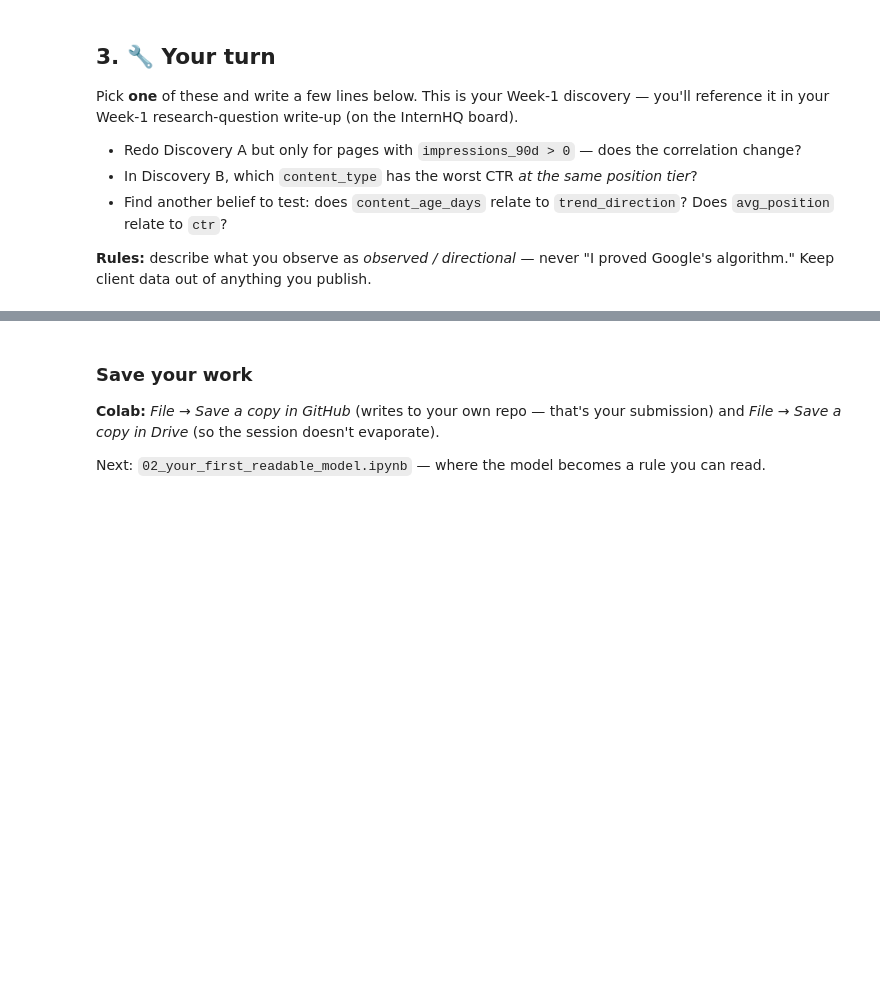
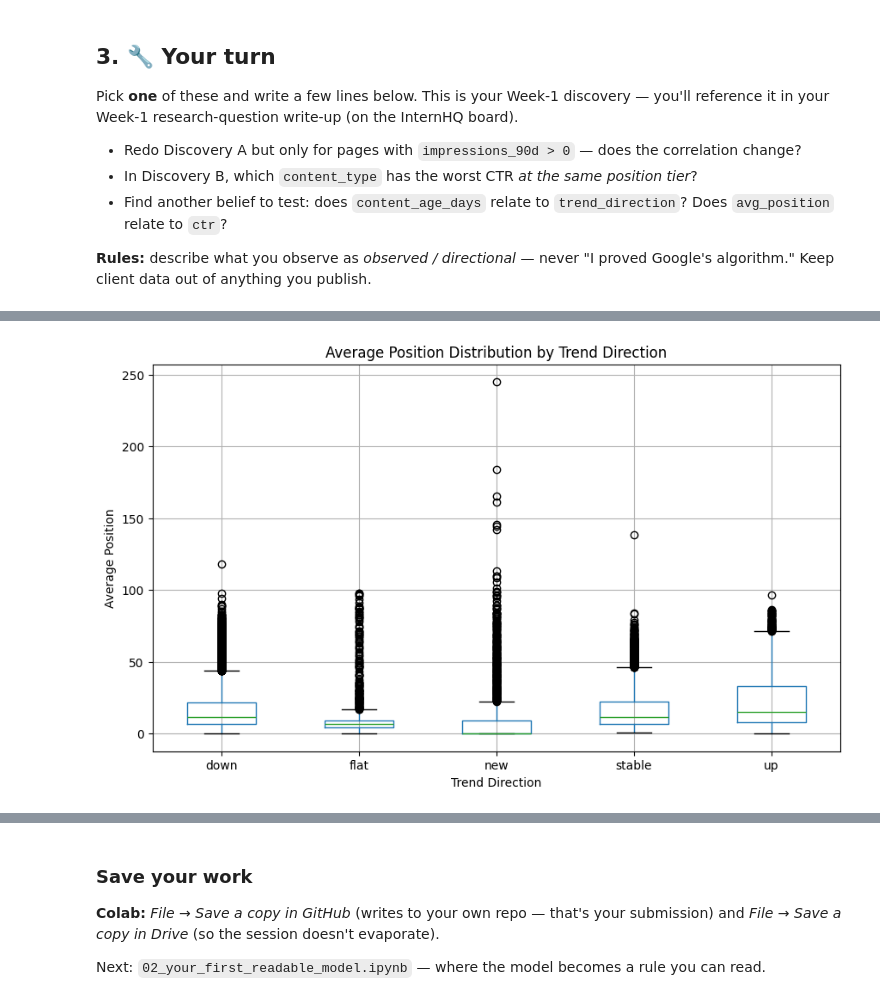
Before and after one commit to AhmedWaleedElFar/flyrank-ml-assignments, a Jupyter notebook: notebooks/01_first_look_and_discovery.ipynb, the cells around one changed output, grey strips where cells are left out. Cells and saved outputs as stored; diff of their text form; code cells hidden in the pictures; blank space fills up the shorter version.

```diff
--- a/notebooks/01_first_look_and_discovery.ipynb
+++ b/notebooks/01_first_look_and_discovery.ipynb
@@ -101,0 +236,12 @@ Pick **one** of these and write a few lines below. This is your Week-1 discovery
+# %%
+import matplotlib.pyplot as plt
+
+# Box plot to see the relationship between avg_position and trend_direction
+df.boxplot(column='avg_position', by='trend_direction', figsize=(10, 6))
+plt.title('Average Position Distribution by Trend Direction')
+plt.suptitle('')  # Remove the default pandas subtitle
+plt.ylabel('Average Position')
+plt.xlabel('Trend Direction')
+plt.show()
+# %% [output]
+[figure, added]
```
Also changed, not shown: parts of 25 cells of this notebook.
